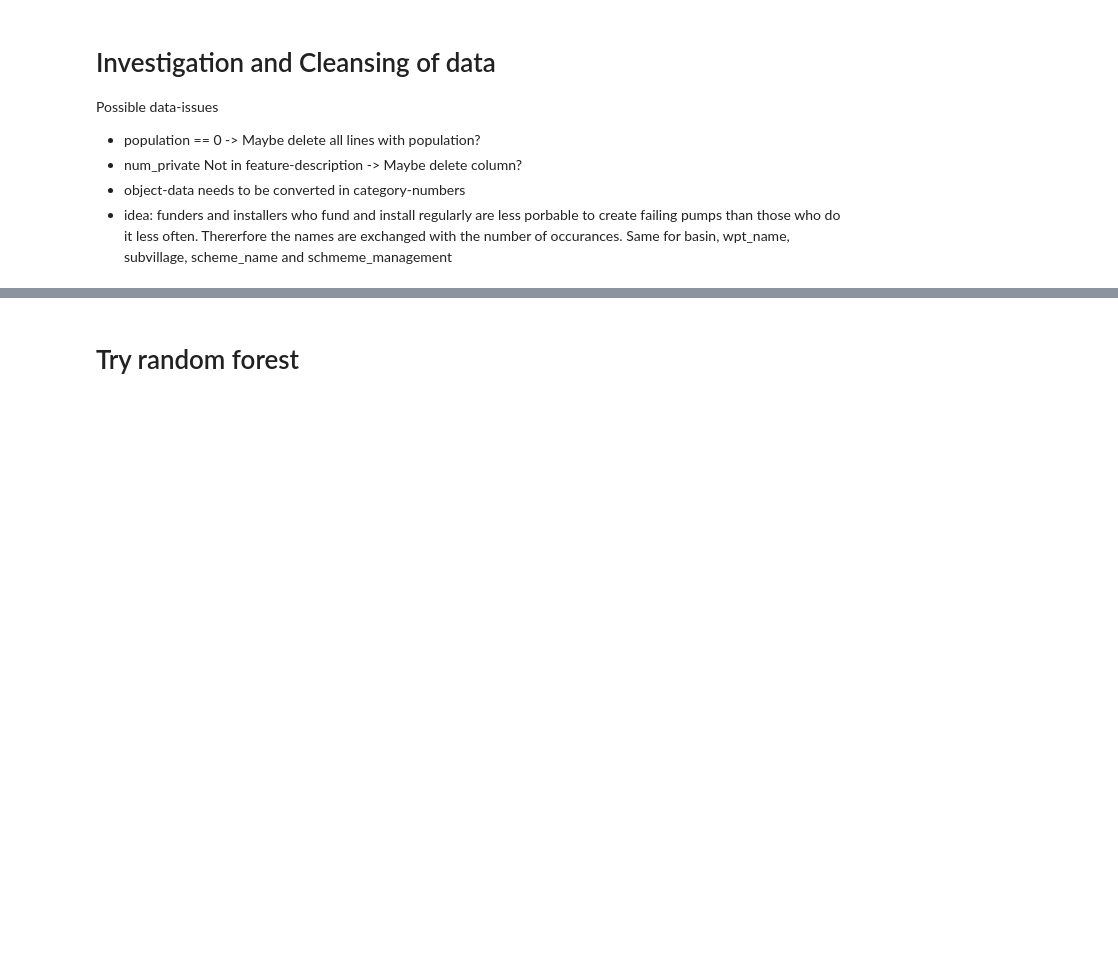
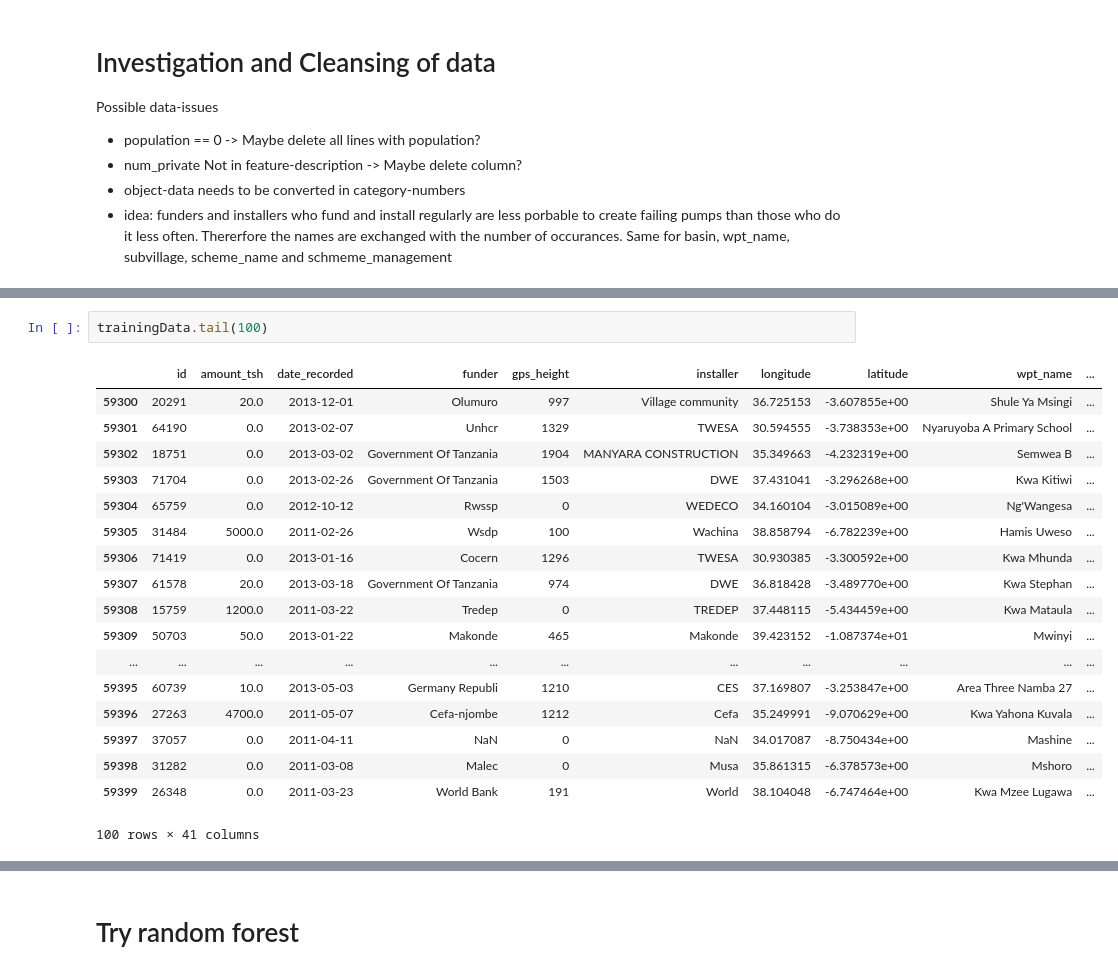
Before and after one commit to ggrotewold/PumpItUp, a Jupyter notebook: PumpItUp.ipynb, the cells around one changed output, grey strips where cells are left out. Cells and saved outputs as stored; diff of their text form; blank space fills up the shorter version.

```diff
--- a/PumpItUp.ipynb
+++ b/PumpItUp.ipynb
@@ -82,0 +46,21 @@ sns.heatmap(trainingData.corr(), annot = True, fmt='.2g',cmap= 'coolwarm')
+# %%
+trainingData.tail(100)
+# %% [output]
+|  | id | amount_tsh | date_recorded | funder | gps_height | installer | longitude | latitude | wpt_name | ... |
+| 59300 | 20291 | 20.0 | 2013-12-01 | Olumuro | 997 | Village community | 36.725153 | -3.607855e+00 | Shule Ya Msingi | ... |
+| 59301 | 64190 | 0.0 | 2013-02-07 | Unhcr | 1329 | TWESA | 30.594555 | -3.738353e+00 | Nyaruyoba A Primary School | ... |
+| 59302 | 18751 | 0.0 | 2013-03-02 | Government Of Tanzania | 1904 | MANYARA CONSTRUCTION | 35.349663 | -4.232319e+00 | Semwea B | ... |
+| 59303 | 71704 | 0.0 | 2013-02-26 | Government Of Tanzania | 1503 | DWE | 37.431041 | -3.296268e+00 | Kwa Kitiwi | ... |
+| 59304 | 65759 | 0.0 | 2012-10-12 | Rwssp | 0 | WEDECO | 34.160104 | -3.015089e+00 | Ng'Wangesa | ... |
+| 59305 | 31484 | 5000.0 | 2011-02-26 | Wsdp | 100 | Wachina | 38.858794 | -6.782239e+00 | Hamis Uweso | ... |
+| 59306 | 71419 | 0.0 | 2013-01-16 | Cocern | 1296 | TWESA | 30.930385 | -3.300592e+00 | Kwa Mhunda | ... |
+| 59307 | 61578 | 20.0 | 2013-03-18 | Government Of Tanzania | 974 | DWE | 36.818428 | -3.489770e+00 | Kwa Stephan | ... |
+| 59308 | 15759 | 1200.0 | 2011-03-22 | Tredep | 0 | TREDEP | 37.448115 | -5.434459e+00 | Kwa Mataula | ... |
+| 59309 | 50703 | 50.0 | 2013-01-22 | Makonde | 465 | Makonde | 39.423152 | -1.087374e+01 | Mwinyi | ... |
+| ... | ... | ... | ... | ... | ... | ... | ... | ... | ... | ... |
+| 59395 | 60739 | 10.0 | 2013-05-03 | Germany Republi | 1210 | CES | 37.169807 | -3.253847e+00 | Area Three Namba 27 | ... |
+| 59396 | 27263 | 4700.0 | 2011-05-07 | Cefa-njombe | 1212 | Cefa | 35.249991 | -9.070629e+00 | Kwa Yahona Kuvala | ... |
+| 59397 | 37057 | 0.0 | 2011-04-11 | NaN | 0 | NaN | 34.017087 | -8.750434e+00 | Mashine | ... |
+| 59398 | 31282 | 0.0 | 2011-03-08 | Malec | 0 | Musa | 35.861315 | -6.378573e+00 | Mshoro | ... |
+| 59399 | 26348 | 0.0 | 2011-03-23 | World Bank | 191 | World | 38.104048 | -6.747464e+00 | Kwa Mzee Lugawa | ... |
+100 rows × 41 columns
```
Also changed, not shown: parts of 14 cells of this notebook, 1 other file.
